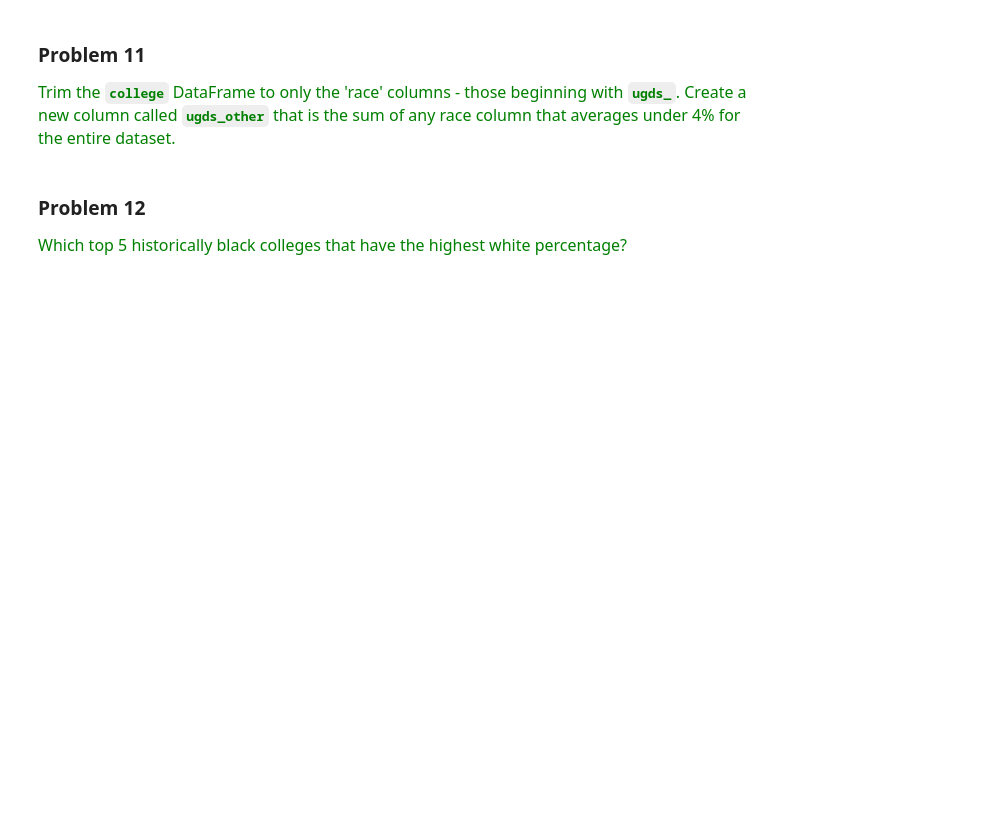
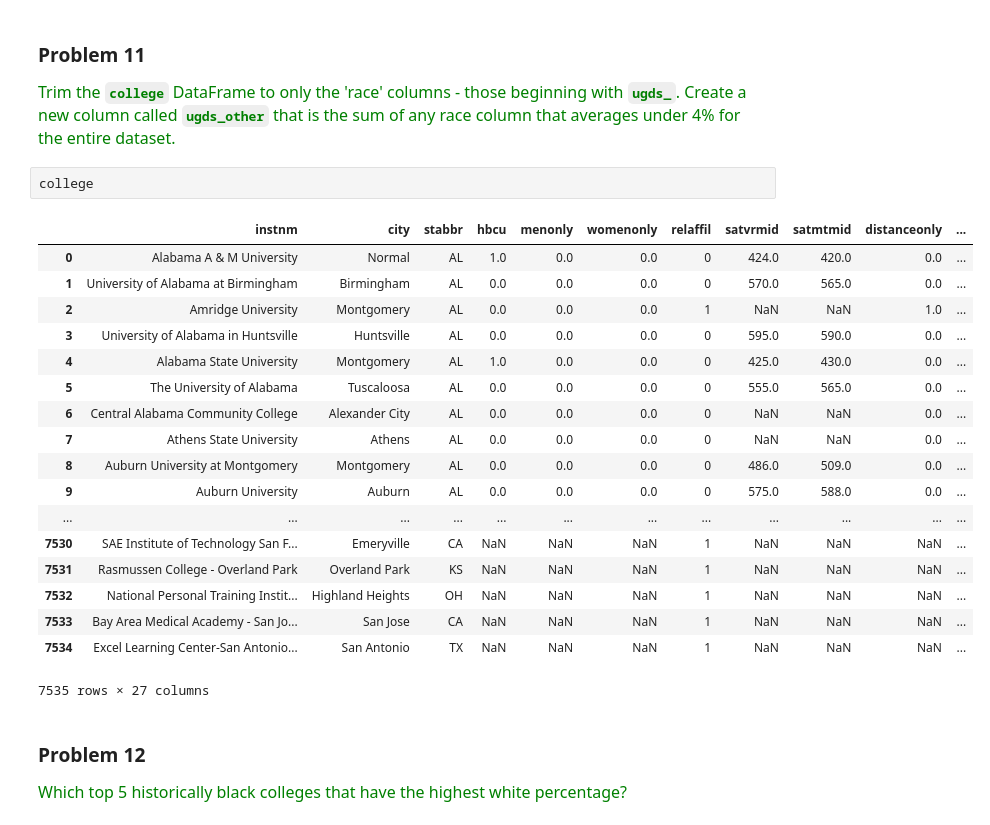
Before and after one commit to estefaniaakers/dunder-data, a Jupyter notebook: dunder-data-bootcamp/03. Grouping/02. Grouping and Aggregating with Multiple Columns.ipynb, the cells around one changed output. Drawn from its saved outputs; the diff is of its cells as text; blank space fills up the shorter version.

```diff
--- a/dunder-data-bootcamp/03. Grouping/02. Grouping and Aggregating with Multiple Columns.ipynb
+++ b/dunder-data-bootcamp/03. Grouping/02. Grouping and Aggregating with Multiple Columns.ipynb
@@ -166,6 +515,27 @@ college.head()
 # %% [markdown]
 ### Problem 11
 <span  style="color:green; font-size:16px">Trim the **`college`** DataFrame to only the 'race' columns - those beginning with **`ugds_`**. Create a new column called **`ugds_other`** that is the sum of any race column that averages under 4% for the entire dataset.</span>
+# %%
+college
+# %% [output]
+|  | instnm | city | stabbr | hbcu | menonly | womenonly | relaffil | satvrmid | satmtmid | distanceonly | ... |
+| 0 | Alabama A & M University | Normal | AL | 1.0 | 0.0 | 0.0 | 0 | 424.0 | 420.0 | 0.0 | ... |
+| 1 | University of Alabama at Birmingham | Birmingham | AL | 0.0 | 0.0 | 0.0 | 0 | 570.0 | 565.0 | 0.0 | ... |
+| 2 | Amridge University | Montgomery | AL | 0.0 | 0.0 | 0.0 | 1 | NaN | NaN | 1.0 | ... |
+| 3 | University of Alabama in Huntsville | Huntsville | AL | 0.0 | 0.0 | 0.0 | 0 | 595.0 | 590.0 | 0.0 | ... |
+| 4 | Alabama State University | Montgomery | AL | 1.0 | 0.0 | 0.0 | 0 | 425.0 | 430.0 | 0.0 | ... |
+| 5 | The University of Alabama | Tuscaloosa | AL | 0.0 | 0.0 | 0.0 | 0 | 555.0 | 565.0 | 0.0 | ... |
+| 6 | Central Alabama Community College | Alexander City | AL | 0.0 | 0.0 | 0.0 | 0 | NaN | NaN | 0.0 | ... |
+| 7 | Athens State University | Athens | AL | 0.0 | 0.0 | 0.0 | 0 | NaN | NaN | 0.0 | ... |
+| 8 | Auburn University at Montgomery | Montgomery | AL | 0.0 | 0.0 | 0.0 | 0 | 486.0 | 509.0 | 0.0 | ... |
+| 9 | Auburn University | Auburn | AL | 0.0 | 0.0 | 0.0 | 0 | 575.0 | 588.0 | 0.0 | ... |
+| ... | ... | ... | ... | ... | ... | ... | ... | ... | ... | ... | ... |
+| 7530 | SAE Institute of Technology San F... | Emeryville | CA | NaN | NaN | NaN | 1 | NaN | NaN | NaN | ... |
+| 7531 | Rasmussen College - Overland Park | Overland Park | KS | NaN | NaN | NaN | 1 | NaN | NaN | NaN | ... |
+| 7532 | National Personal Training Instit... | Highland Heights | OH | NaN | NaN | NaN | 1 | NaN | NaN | NaN | ... |
+| 7533 | Bay Area Medical Academy - San Jo... | San Jose | CA | NaN | NaN | NaN | 1 | NaN | NaN | NaN | ... |
+| 7534 | Excel Learning Center-San Antonio... | San Antonio | TX | NaN | NaN | NaN | 1 | NaN | NaN | NaN | ... |
+7535 rows × 27 columns
 # %% [markdown]
 ### Problem 12
 <span  style="color:green; font-size:16px">Which top 5 historically black colleges that have the highest white percentage?</span>
```
Also changed, not shown: parts of 34 cells of this notebook.
